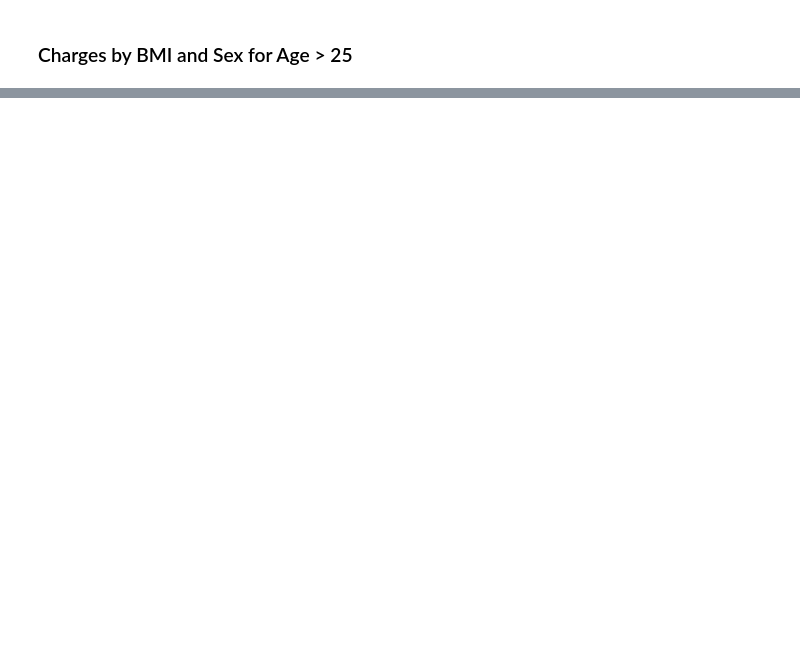
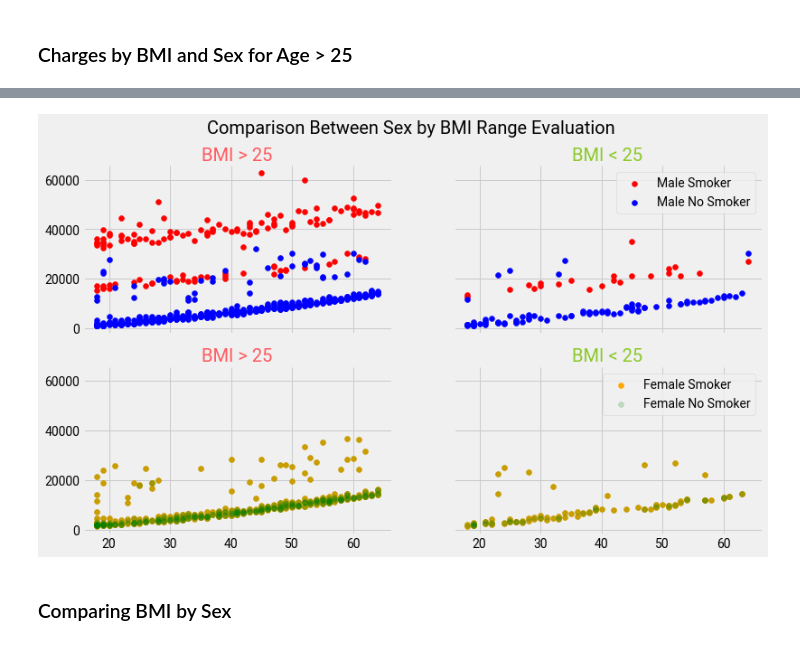
Before and after one commit to dwipaalfarisi/ads-projects, a Jupyter notebook: probability/test-plot.ipynb, the cells around one changed output, grey strips where cells are left out. Cells and saved outputs as stored; diff of their text form; code cells hidden in the pictures; blank space fills up the shorter version.

```diff
--- a/probability/test-plot.ipynb
+++ b/probability/test-plot.ipynb
@@ -329,0 +386,28 @@ with plt.style.context(mpl):
+# %%
+with plt.style.context(mpl):
+    fig, [[ax1, ax2], [ax3, ax4]] = plt.subplots(nrows=2, ncols=2,  figsize=(12, 7), sharey=True,sharex=True)
+
+    ax1.scatter(male_smoker_bmi25['age'], male_smoker_bmi25['charges'], c='red', label='Male Smoker')
+    ax1.scatter(male_no_smoker_bmi25['age'], male_no_smoker_bmi25['charges'], c='blue', label='Male No Smoker')
+    ax2.scatter(male_smoker_lbmi25['age'], male_smoker_lbmi25['charges'], c='red', label='Male Smoker')
+    ax2.scatter(male_no_smoker_lbmi25['age'], male_no_smoker_lbmi25['charges'], c='blue', label='Male No Smoker')
+
+    ax3.scatter(female_smoker_bmi25['age'], female_smoker_bmi25['charges'], c='orange', label='Female Smoker')
+    ax3.scatter(female_no_smoker_bmi25['age'], female_no_smoker_bmi25['charges'], c='green', label='Female No Smoker', alpha=0.2)
+    ax4.scatter(female_smoker_lbmi25['age'], female_smoker_lbmi25['charges'], c='orange', label='Female Smoker')
+    ax4.scatter(female_no_smoker_lbmi25['age'], female_no_smoker_lbmi25['charges'], c='green', label='Female No Smoker', alpha=0.2)
+
+    plt.suptitle('Comparison Between Sex by BMI Range Evaluation', fontsize=20)
+
+    ax1.set_title('BMI > 25', color=bmiM25_cat)
+    ax2.set_title('BMI < 25', color=bmiL25_cat)
+    ax3.set_title('BMI > 25', color=bmiM25_cat)
+    ax4.set_title('BMI < 25', color=bmiL25_cat)
+
+    ax2.legend()
+    ax4.legend()
+    plt.show();
+# %% [output]
+[figure, added]
+# %% [markdown]
+### Comparing BMI by Sex
```
Also changed, not shown: parts of 24 cells of this notebook.
